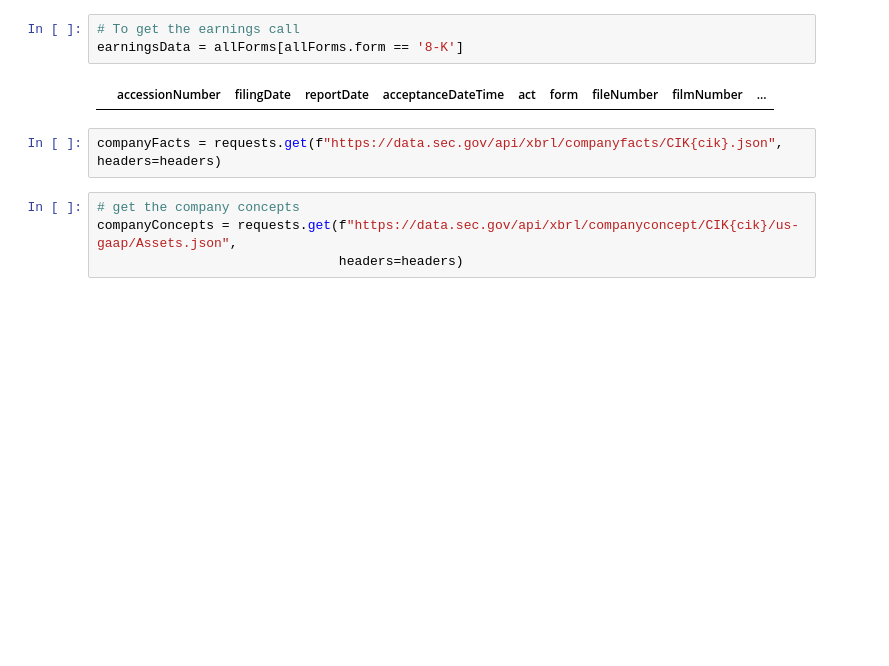
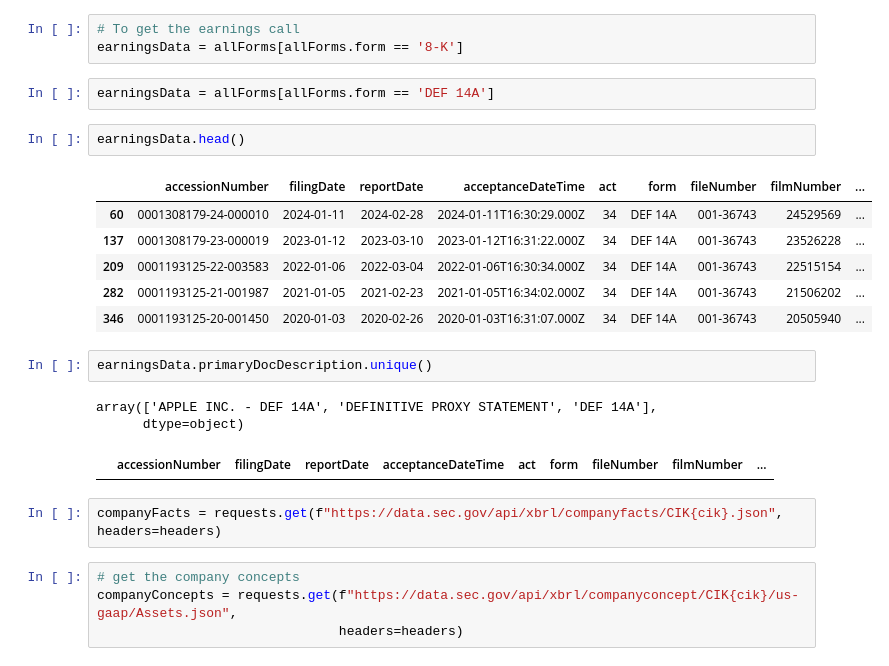
Before and after one commit to Anudeep28/Pytorch_Models, a Jupyter notebook: sec_edgar_code.ipynb, the cells around one changed output. Drawn from its saved outputs; the diff is of its cells as text; blank space fills up the shorter version.

```diff
--- a/sec_edgar_code.ipynb
+++ b/sec_edgar_code.ipynb
@@ -28,6 +36,22 @@ allForms = pd.DataFrame.from_dict(filingMetaData.json()["filings"]["recent"])
 # %%
 # To get the earnings call
 earningsData = allForms[allForms.form == '8-K']
+# %%
+earningsData = allForms[allForms.form == 'DEF 14A']
+# %%
+earningsData.head()
+# %% [output]
+|  | accessionNumber | filingDate | reportDate | acceptanceDateTime | act | form | fileNumber | filmNumber | ... |
+| 60 | 0001308179-24-000010 | 2024-01-11 | 2024-02-28 | 2024-01-11T16:30:29.000Z | 34 | DEF 14A | 001-36743 | 24529569 | ... |
+| 137 | 0001308179-23-000019 | 2023-01-12 | 2023-03-10 | 2023-01-12T16:31:22.000Z | 34 | DEF 14A | 001-36743 | 23526228 | ... |
+| 209 | 0001193125-22-003583 | 2022-01-06 | 2022-03-04 | 2022-01-06T16:30:34.000Z | 34 | DEF 14A | 001-36743 | 22515154 | ... |
+| 282 | 0001193125-21-001987 | 2021-01-05 | 2021-02-23 | 2021-01-05T16:34:02.000Z | 34 | DEF 14A | 001-36743 | 21506202 | ... |
+| 346 | 0001193125-20-001450 | 2020-01-03 | 2020-02-26 | 2020-01-03T16:31:07.000Z | 34 | DEF 14A | 001-36743 | 20505940 | ... |
+# %%
+earningsData.primaryDocDescription.unique()
+# %% [output]
+array(['APPLE INC. - DEF 14A', 'DEFINITIVE PROXY STATEMENT', 'DEF 14A'],
+      dtype=object)
 # %%
 # %% [output]
 |  | accessionNumber | filingDate | reportDate | acceptanceDateTime | act | form | fileNumber | filmNumber | ... |
```
Also changed, not shown: parts of 6 cells of this notebook.
